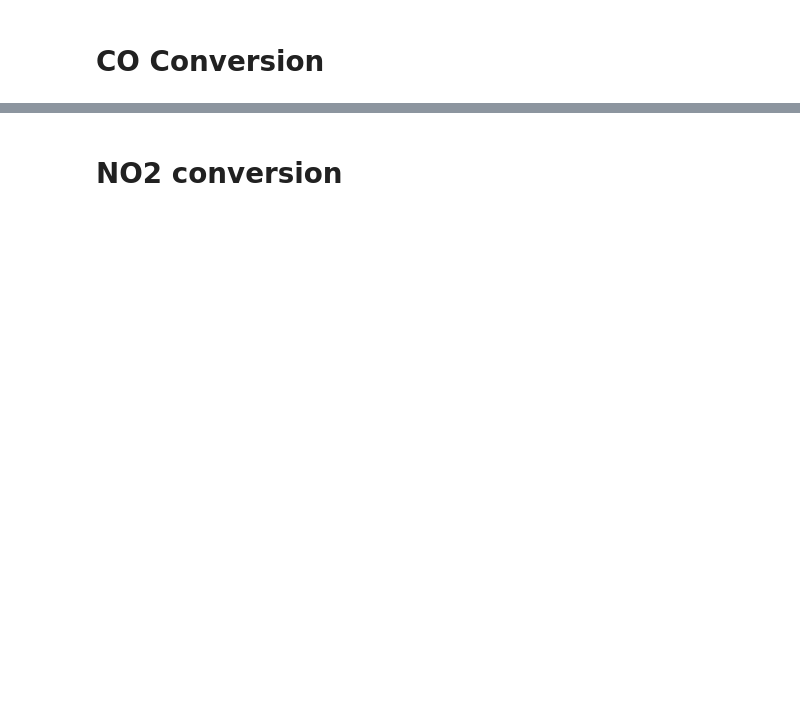
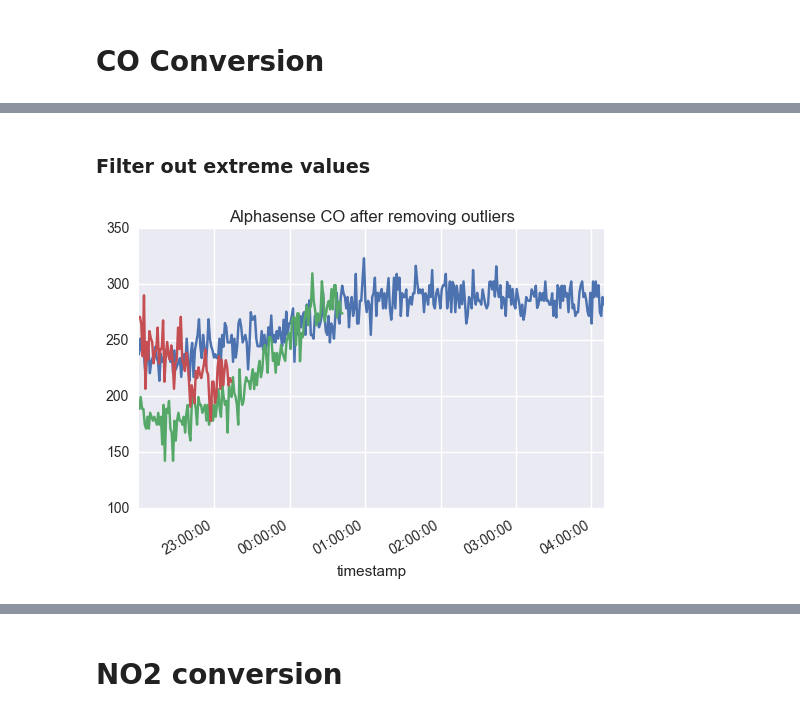
Before and after one commit to lingxz/climathon2016, a Jupyter notebook: vehicle_mount_analysis/vehicle-mount-analysis.ipynb, the cells around one changed output, grey strips where cells are left out. Cells and saved outputs as stored; diff of their text form; code cells hidden in the pictures; blank space fills up the shorter version.

```diff
--- a/vehicle_mount_analysis/vehicle-mount-analysis.ipynb
+++ b/vehicle_mount_analysis/vehicle-mount-analysis.ipynb
@@ -81 +119,21 @@ ax.legend(df.id.unique())
+# %% [markdown]
+### Filter out extreme values
+# %%
+def remove_outliers(df, col):
+    new_df = df.copy()
+    outliers = (new_df[col] - new_df[col].median()).abs() > 3 * new_df[col].std()
+    new_df.ix[new_df[col].notnull() & outliers, col] = new_df[col].mean()
+    return new_df
+
+alphasense_co_filter_outliers = alphasense_co_df.copy()
+for column in alphasense_co_df.columns:
+    alphasense_co_filter_outliers = remove_outliers(alphasense_co_filter_outliers, column)
+
+for col in alphasense_co_filter_outliers.columns:
+    alphasense_co_filter_outliers[col].dropna().plot()
+
+plt.title("Alphasense CO after removing outliers")
+alphasense_co_df = alphasense_co_filter_outliers
+# %% [output]
+[figure, added]
 # %% [markdown]
```
Also changed, not shown: parts of 44 cells of this notebook.
